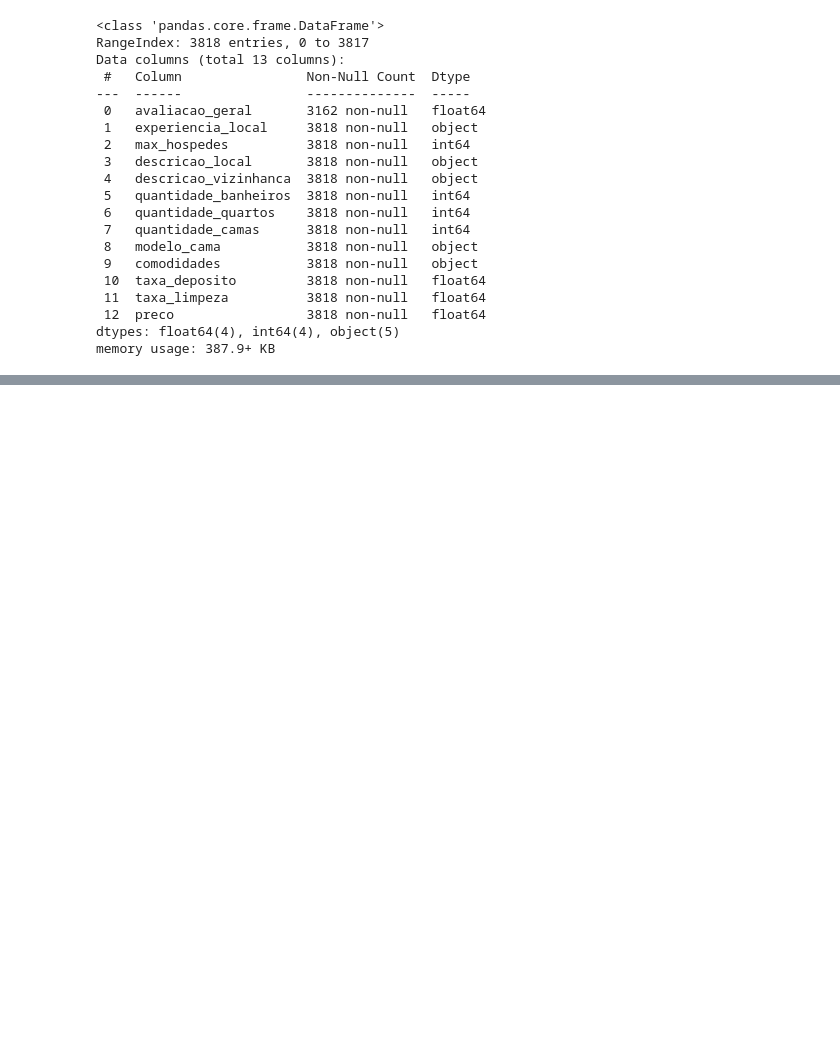
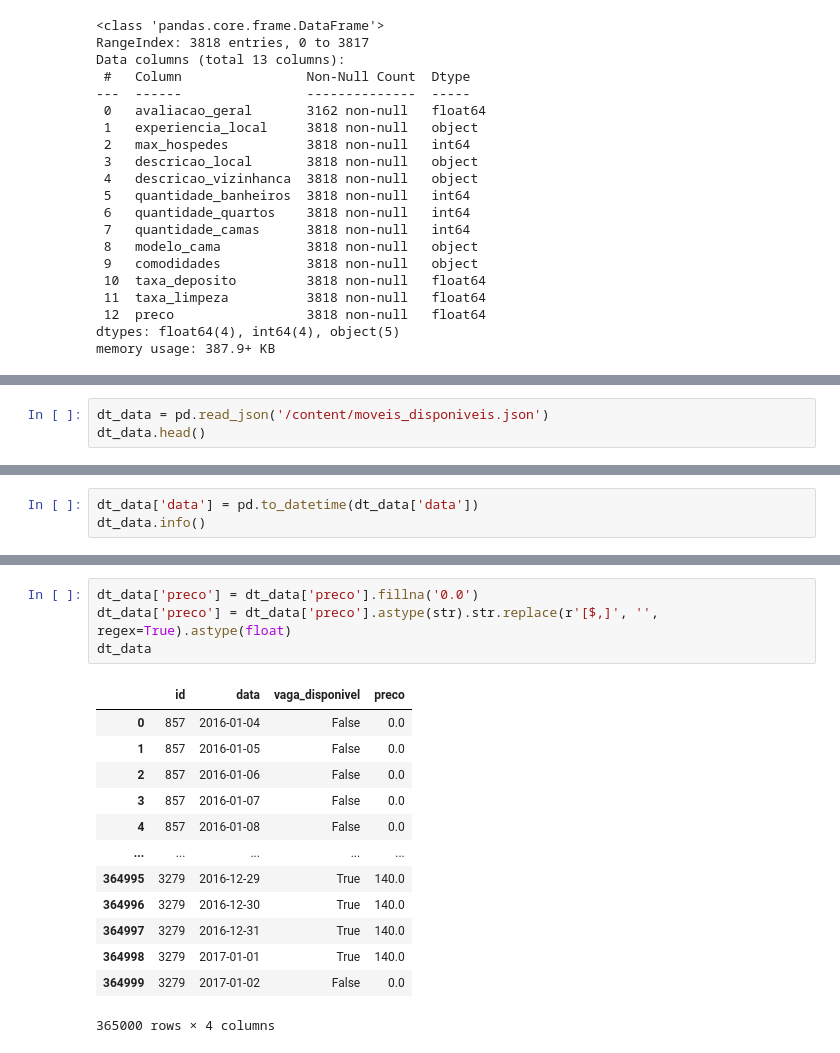
Before and after one commit to NiveskZ/ETL-Alura, a Jupyter notebook: pandas/manipulacao_de_dados.ipynb, the cells around one changed output, grey strips where cells are left out. Cells and saved outputs as stored; diff of their text form; blank space fills up the shorter version.

```diff
--- a/pandas/manipulacao_de_dados.ipynb
+++ b/pandas/manipulacao_de_dados.ipynb
@@ -235,0 +371,3 @@ memory usage: 387.9+ KB
+# %%
+dt_data = pd.read_json('/content/moveis_disponiveis.json')
+dt_data.head()
@@ -235,0 +395,3 @@ memory usage: 387.9+ KB
+# %%
+dt_data['data'] = pd.to_datetime(dt_data['data'])
+dt_data.info()
@@ -235,0 +456,18 @@ memory usage: 387.9+ KB
+# %%
+dt_data['preco'] = dt_data['preco'].fillna('0.0')
+dt_data['preco'] = dt_data['preco'].astype(str).str.replace(r'[$,]', '', regex=True).astype(float)
+dt_data
+# %% [output]
+|  | id | data | vaga_disponivel | preco |
+| 0 | 857 | 2016-01-04 | False | 0.0 |
+| 1 | 857 | 2016-01-05 | False | 0.0 |
+| 2 | 857 | 2016-01-06 | False | 0.0 |
+| 3 | 857 | 2016-01-07 | False | 0.0 |
+| 4 | 857 | 2016-01-08 | False | 0.0 |
+| ... | ... | ... | ... | ... |
+| 364995 | 3279 | 2016-12-29 | True | 140.0 |
+| 364996 | 3279 | 2016-12-30 | True | 140.0 |
+| 364997 | 3279 | 2016-12-31 | True | 140.0 |
+| 364998 | 3279 | 2017-01-01 | True | 140.0 |
+| 364999 | 3279 | 2017-01-02 | False | 0.0 |
+365000 rows × 4 columns
```
Also changed, not shown: parts of 23 cells of this notebook.
